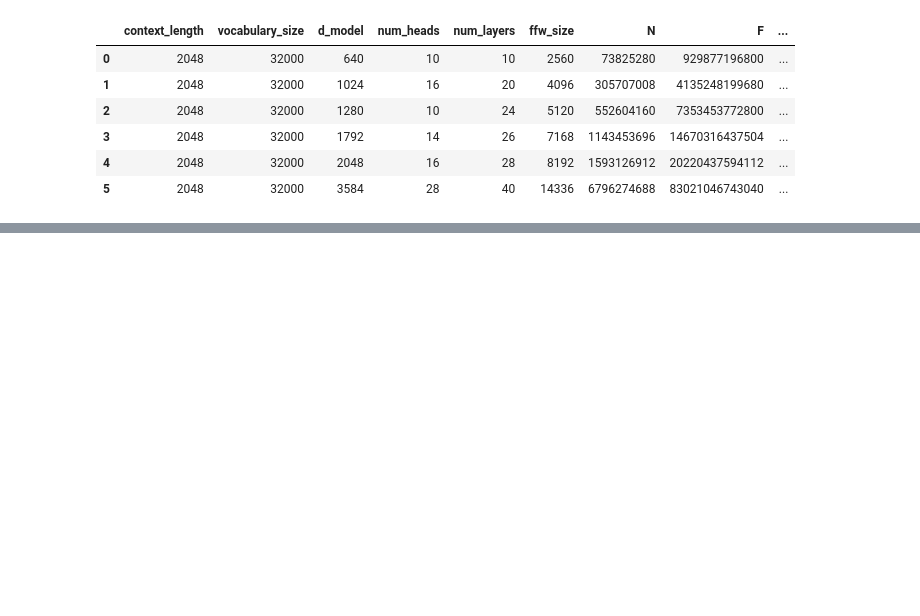
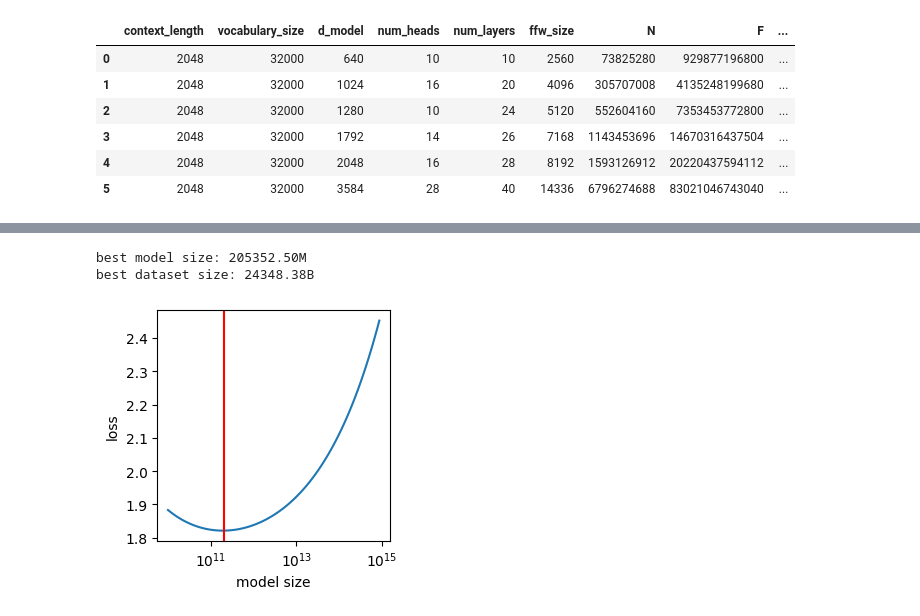
Before and after one commit to petkokp/llm_notebooks, a Jupyter notebook: small_gpt/experiments/scaling_laws_experiments.ipynb, the cells around one changed output, grey strips where cells are left out. Cells and saved outputs as stored; diff of their text form; code cells hidden in the pictures; blank space fills up the shorter version.

```diff
--- a/small_gpt/experiments/scaling_laws_experiments.ipynb
+++ b/small_gpt/experiments/scaling_laws_experiments.ipynb
@@ -116,0 +177,8 @@ df
+# %%
+c = 3e25 # some estimate for gpt4 compute
+
+plot_optimal_model_dataset_size(c, 10 ** np.arange(10, 15, step=2**-4))
+# %% [output]
+best model size: 205352.50M
+best dataset size: 24348.38B
+[figure, added]
```
Also changed, not shown: parts of 4 cells of this notebook.
